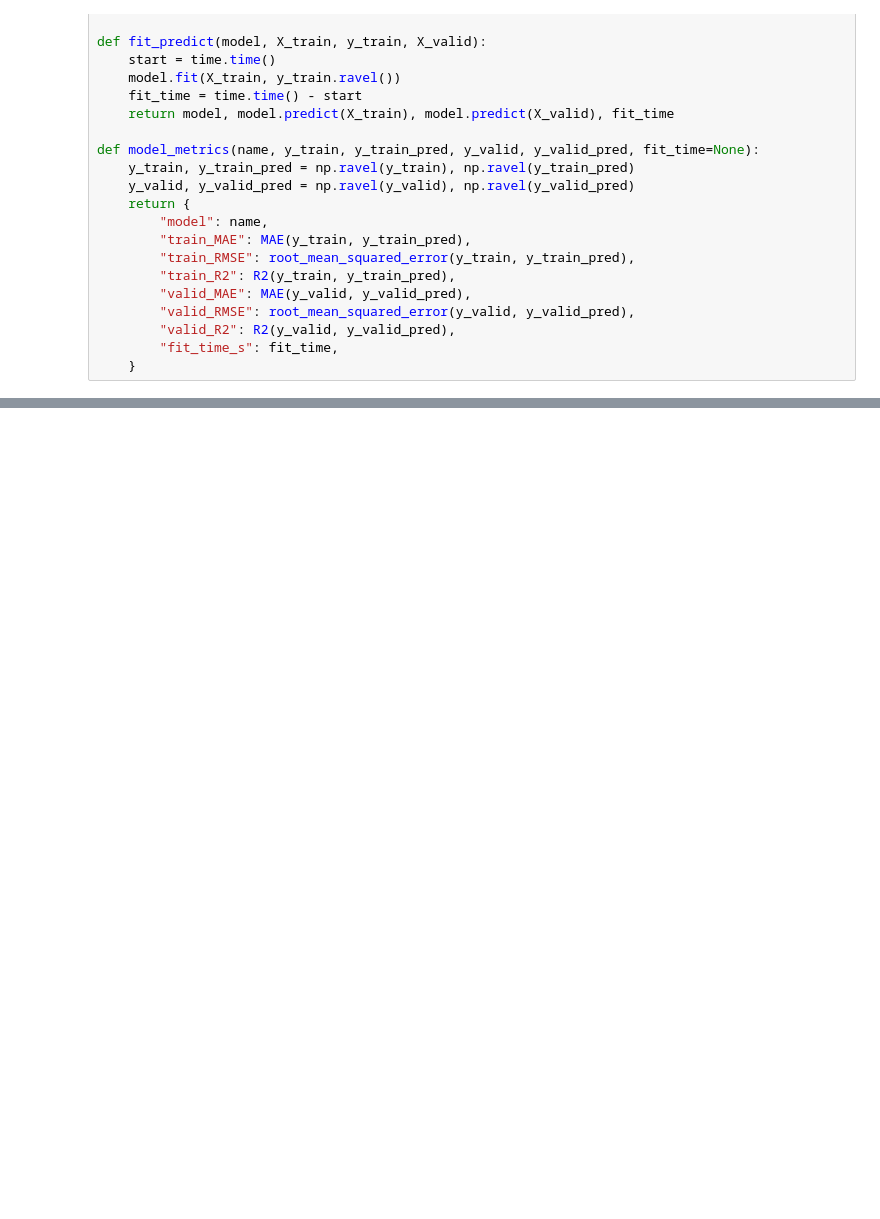
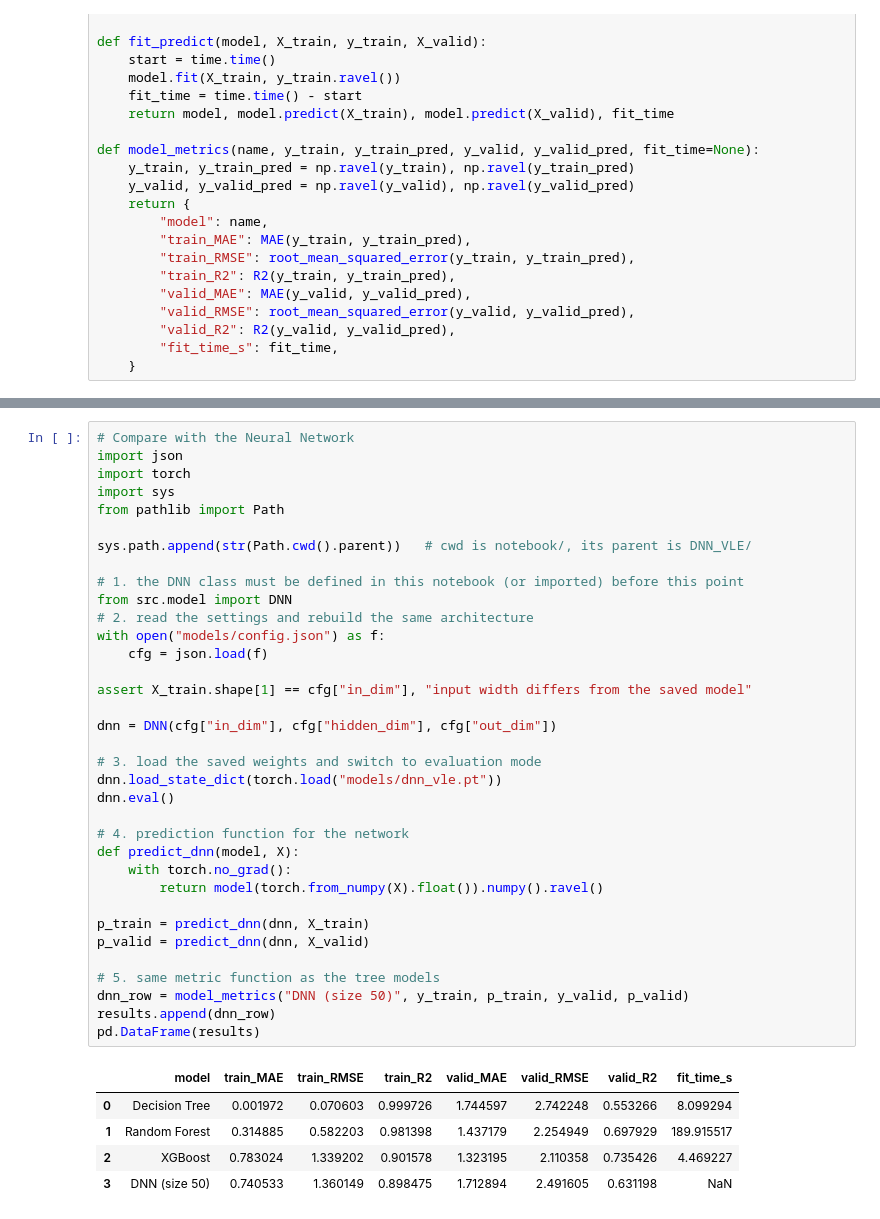
Before and after one commit to BoniYu/Deep-Neural-Network-for-VLE, a Jupyter notebook: notebook/other_models.ipynb, the cells around one changed output, grey strips where cells are left out. Cells and saved outputs as stored; diff of their text form; blank space fills up the shorter version.

Commit message:
All models tested, XGBosst found to be the best

```diff
--- a/notebook/other_models.ipynb
+++ b/notebook/other_models.ipynb
@@ -242,0 +260,41 @@ pd.DataFrame(results)
+# %%
+# Compare with the Neural Network
+import json
+import torch
+import sys
+from pathlib import Path
+
+sys.path.append(str(Path.cwd().parent))   # cwd is notebook/, its parent is DNN_VLE/
+
+# 1. the DNN class must be defined in this notebook (or imported) before this point
+from src.model import DNN
+# 2. read the settings and rebuild the same architecture
+with open("models/config.json") as f:
+    cfg = json.load(f)
+
+assert X_train.shape[1] == cfg["in_dim"], "input width differs from the saved model"
+
+dnn = DNN(cfg["in_dim"], cfg["hidden_dim"], cfg["out_dim"])
+
+# 3. load the saved weights and switch to evaluation mode
+dnn.load_state_dict(torch.load("models/dnn_vle.pt"))
+dnn.eval()
+
+# 4. prediction function for the network
+def predict_dnn(model, X):
+    with torch.no_grad():
+        return model(torch.from_numpy(X).float()).numpy().ravel()
+
+p_train = predict_dnn(dnn, X_train)
+p_valid = predict_dnn(dnn, X_valid)
+
+# 5. same metric function as the tree models
+dnn_row = model_metrics("DNN (size 50)", y_train, p_train, y_valid, p_valid)
+results.append(dnn_row)
+pd.DataFrame(results)
+# %% [output]
+|  | model | train_MAE | train_RMSE | train_R2 | valid_MAE | valid_RMSE | valid_R2 | fit_time_s |
+| 0 | Decision Tree | 0.001972 | 0.070603 | 0.999726 | 1.744597 | 2.742248 | 0.553266 | 8.099294 |
+| 1 | Random Forest | 0.314885 | 0.582203 | 0.981398 | 1.437179 | 2.254949 | 0.697929 | 189.915517 |
+| 2 | XGBoost | 0.783024 | 1.339202 | 0.901578 | 1.323195 | 2.110358 | 0.735426 | 4.469227 |
+| 3 | DNN (size 50) | 0.740533 | 1.360149 | 0.898475 | 1.712894 | 2.491605 | 0.631198 | NaN |
```
Also changed, not shown: parts of 2 cells of this notebook, 7 other files.
